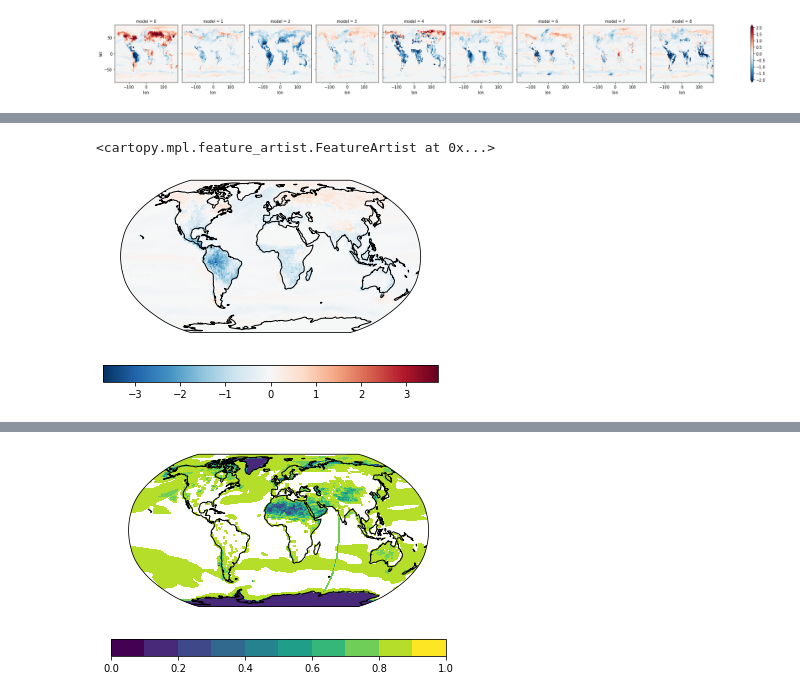
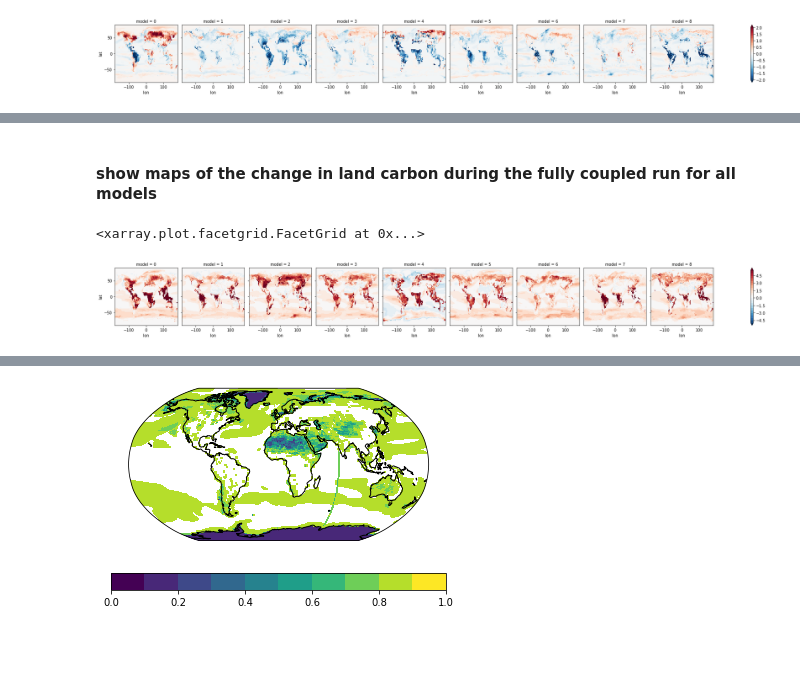
Before and after one commit to ckoven/cmip6_beta_gamma_maps, a Jupyter notebook: cmip6_beta_gamma_maps.ipynb, the cells around one changed output, grey strips where cells are left out. Drawn from its saved outputs; the diff is of its cells as text; code cells hidden in the pictures; blank space fills up the shorter version.

```diff
--- a/cmip6_beta_gamma_maps.ipynb
+++ b/cmip6_beta_gamma_maps.ipynb
@@ -930,6 +968,7 @@ fg.axes.coastlines()
-# %%
-fg = gamma_all.mean(dim='model').plot(x='lon',y='lat', transform=ccrs.PlateCarree(), subplot_kws=dict(projection=ccrs.Robinson()), cbar_kwargs={'orientation': 'horizontal'})
-fg.axes.coastlines()
-# %% [output]
-<cartopy.mpl.feature_artist.FeatureArtist at 0x...>
-[figure, removed]
+# %% [markdown]
+#### show maps of the change in land carbon during the fully coupled run for all models
+# %%
+deltac_all.plot(x='lon',y='lat', col='model', levels=np.arange(-5,6,0.5))
+# %% [output]
+<xarray.plot.facetgrid.FacetGrid at 0x...>
+[figure, added]
```
Also changed, not shown: parts of 51 cells of this notebook, 9 other files.
